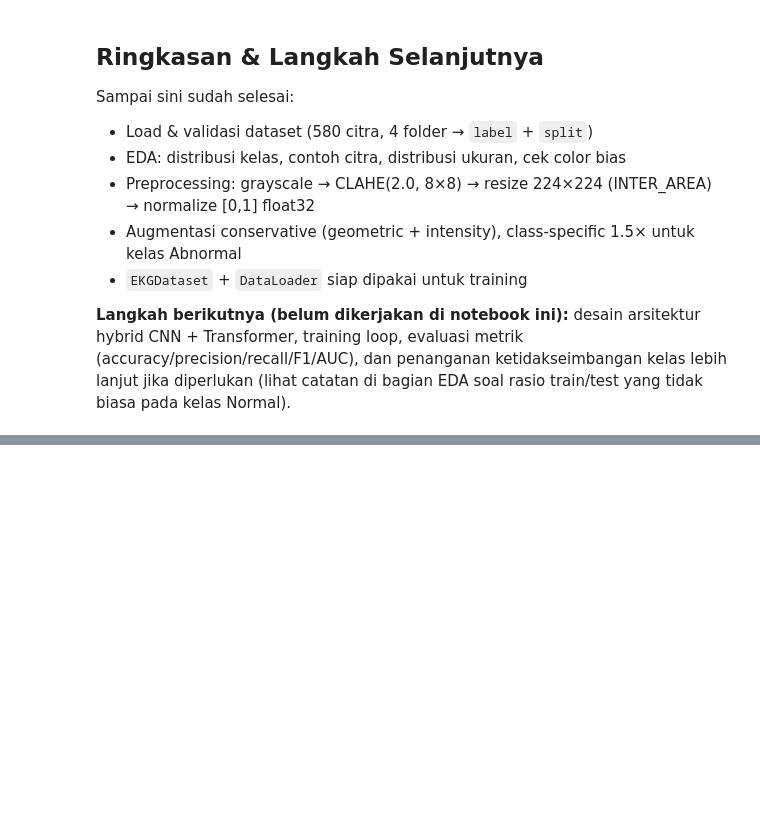
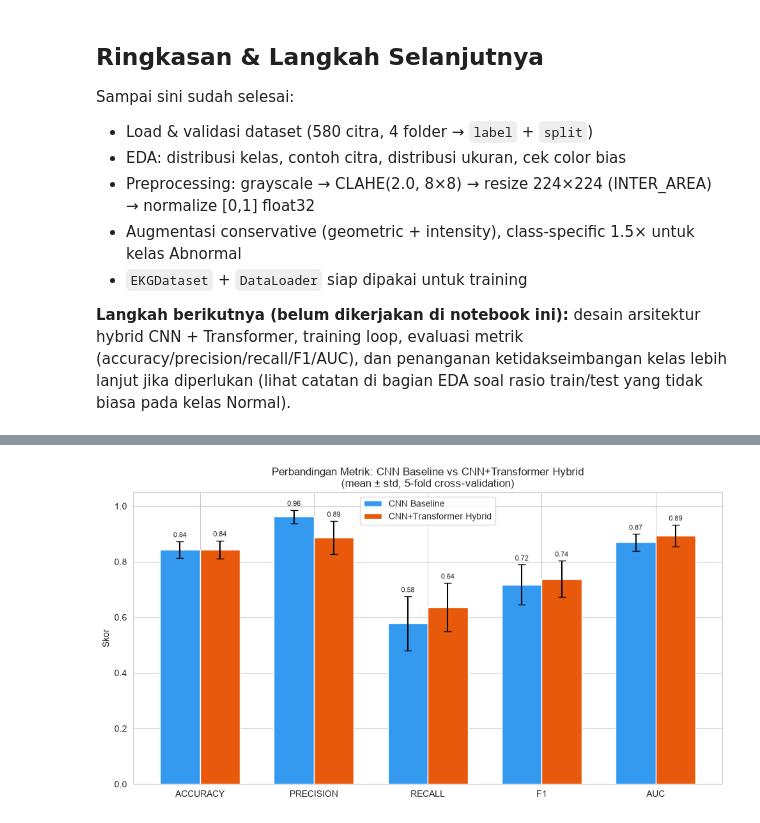
Before and after one commit to Masiyonice/ekg_cnn_transformers_, a Jupyter notebook: EKG_CNN_TRANSFORM.ipynb, the cells around one changed output, grey strips where cells are left out. Cells and saved outputs as stored; diff of their text form; code cells hidden in the pictures; blank space fills up the shorter version.

```diff
--- a/EKG_CNN_TRANSFORM.ipynb
+++ b/EKG_CNN_TRANSFORM.ipynb
@@ -590,0 +895,9 @@ Sampai sini sudah selesai:
+# %%
+import time
+
+t0 = time.time()
+cnn_metrics_df, cnn_histories, cnn_labels_cv, cnn_preds_cv, cnn_probs_cv = run_cross_validation(
+    build_cnn_baseline, "CNN Baseline"
+)
+print(f"\nCNN Baseline selesai dalam {time.time()-t0:.1f} detik")
+cnn_metrics_df
@@ -590,0 +927,7 @@ Sampai sini sudah selesai:
+# %%
+t0 = time.time()
+hybrid_metrics_df, hybrid_histories, hybrid_labels_cv, hybrid_preds_cv, hybrid_probs_cv = run_cross_validation(
+    lambda: CNNTransformerHybrid(), "CNN+Transformer Hybrid"
+)
+print(f"\nHybrid CNN+Transformer selesai dalam {time.time()-t0:.1f} detik")
+hybrid_metrics_df
@@ -590,0 +1010,26 @@ Sampai sini sudah selesai:
+# %%
+# --- Grafik 1: Bar chart perbandingan metrik (mean +- std) CNN vs Hybrid ---
+x = np.arange(len(METRIC_COLS))
+width = 0.35
+
+cnn_means = [comparison_df.loc["CNN Baseline", f"{c}_mean"] for c in METRIC_COLS]
+cnn_stds = [comparison_df.loc["CNN Baseline", f"{c}_std"] for c in METRIC_COLS]
+hybrid_means = [comparison_df.loc["CNN+Transformer Hybrid", f"{c}_mean"] for c in METRIC_COLS]
+hybrid_stds = [comparison_df.loc["CNN+Transformer Hybrid", f"{c}_std"] for c in METRIC_COLS]
+
+fig, ax = plt.subplots(figsize=(10, 5.5))
+b1 = ax.bar(x - width/2, cnn_means, width, yerr=cnn_stds, capsize=4, label="CNN Baseline", color="#339af0")
+b2 = ax.bar(x + width/2, hybrid_means, width, yerr=hybrid_stds, capsize=4, label="CNN+Transformer Hybrid", color="#e8590c")
+
+ax.set_xticks(x)
+ax.set_xticklabels([c.upper() for c in METRIC_COLS])
+ax.set_ylim(0, 1.05)
+ax.set_ylabel("Skor")
+ax.set_title("Perbandingan Metrik: CNN Baseline vs CNN+Transformer Hybrid\n(mean ± std, 5-fold cross-validation)")
+ax.legend()
+ax.bar_label(b1, fmt="%.2f", padding=3, fontsize=8)
+ax.bar_label(b2, fmt="%.2f", padding=3, fontsize=8)
+plt.tight_layout()
+plt.show()
+# %% [output]
+[figure, added]
```
Also changed, not shown: parts of 16 cells of this notebook.
